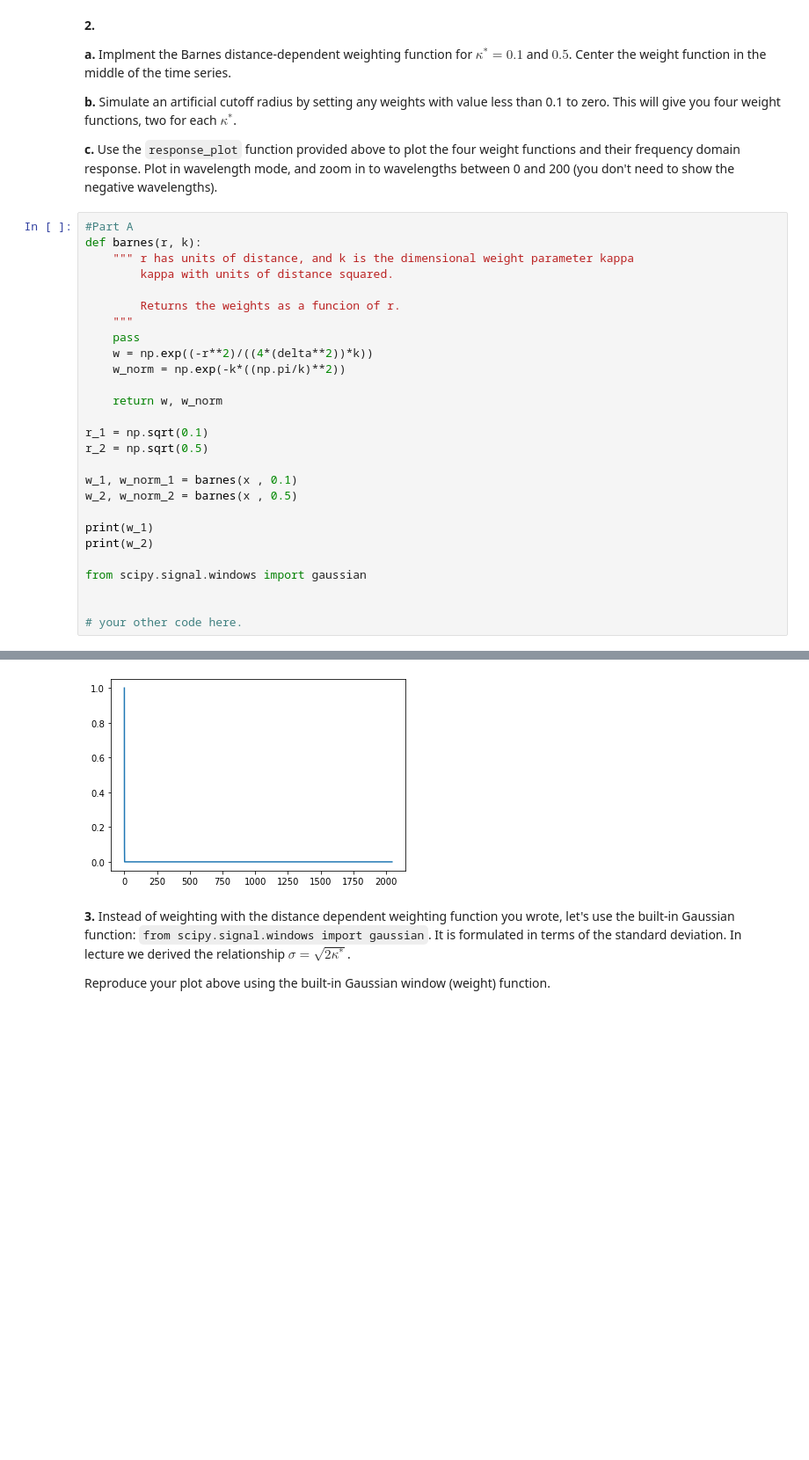
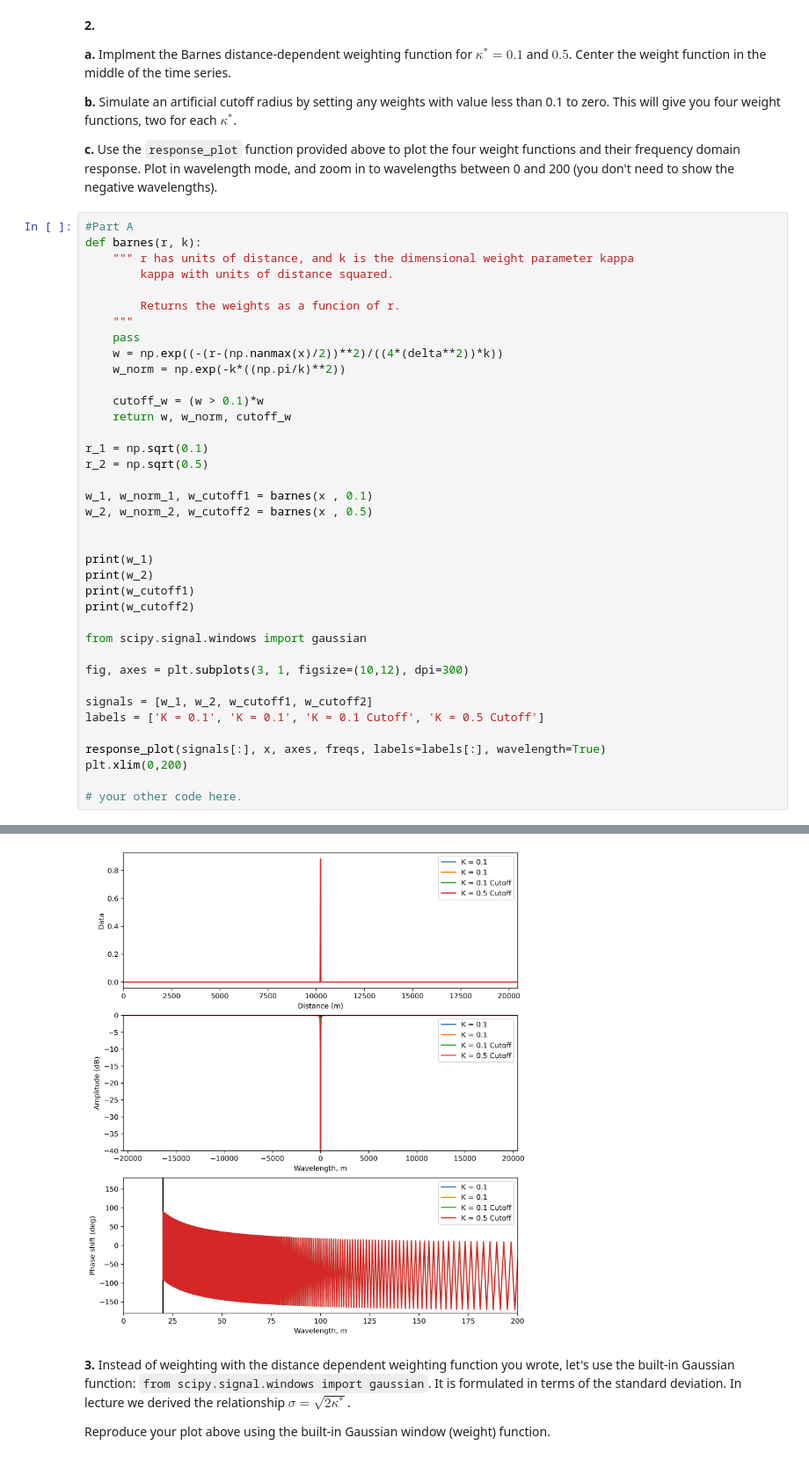
Before and after one commit to jillianndufort/Data-Fields, a Jupyter notebook: Homework 4-Dufort.ipynb, the cells around one changed output, grey strips where cells are left out. Shown at 88% size. Cells and saved outputs as stored; diff of their text form; blank space fills up the shorter version.

Commit message:
Working on the plots for 2

```diff
--- a/Homework 4-Dufort.ipynb
+++ b/Homework 4-Dufort.ipynb
@@ -148,22 +148,33 @@ def barnes(r, k):
         Returns the weights as a funcion of r.
     """
     pass
-    w = np.exp((-r**2)/((4*(delta**2))*k))
+    w = np.exp((-(r-(np.nanmax(x)/2))**2)/((4*(delta**2))*k))
     w_norm = np.exp(-k*((np.pi/k)**2))
 
-    return w, w_norm
+    cutoff_w = (w > 0.1)*w
+    return w, w_norm, cutoff_w
 
 r_1 = np.sqrt(0.1)
 r_2 = np.sqrt(0.5)
 
-w_1, w_norm_1 = barnes(x , 0.1)
-w_2, w_norm_2 = barnes(x , 0.5)
+w_1, w_norm_1, w_cutoff1 = barnes(x , 0.1)
+w_2, w_norm_2, w_cutoff2 = barnes(x , 0.5)
+
 
 print(w_1)
 print(w_2)
+print(w_cutoff1)
+print(w_cutoff2)
 
 from scipy.signal.windows import gaussian
 
+fig, axes = plt.subplots(3, 1, figsize=(10,12), dpi=300)
+
+signals = [w_1, w_2, w_cutoff1, w_cutoff2]
+labels = ['K = 0.1', 'K = 0.1', 'K = 0.1 Cutoff', 'K = 0.5 Cutoff']
+
+response_plot(signals[:], x, axes, freqs, labels=labels[:], wavelength=True)
+plt.xlim(0,200)
 
 # your other code here.
 # %% [output]
@@ -173,4 +187,4 @@ from scipy.signal.windows import gaussian
-[figure, old version]
+[figure, new version]
 # %% [markdown]
 **3.** Instead of weighting with the distance dependent weighting function you wrote, let's use the built-in Gaussian function: `from scipy.signal.windows import gaussian`. It is formulated in terms of the standard deviation. In lecture we derived the relationship $\sigma = \sqrt{2\kappa^*}$.
 
```
Also changed, not shown: parts of 1 cell of this notebook.
